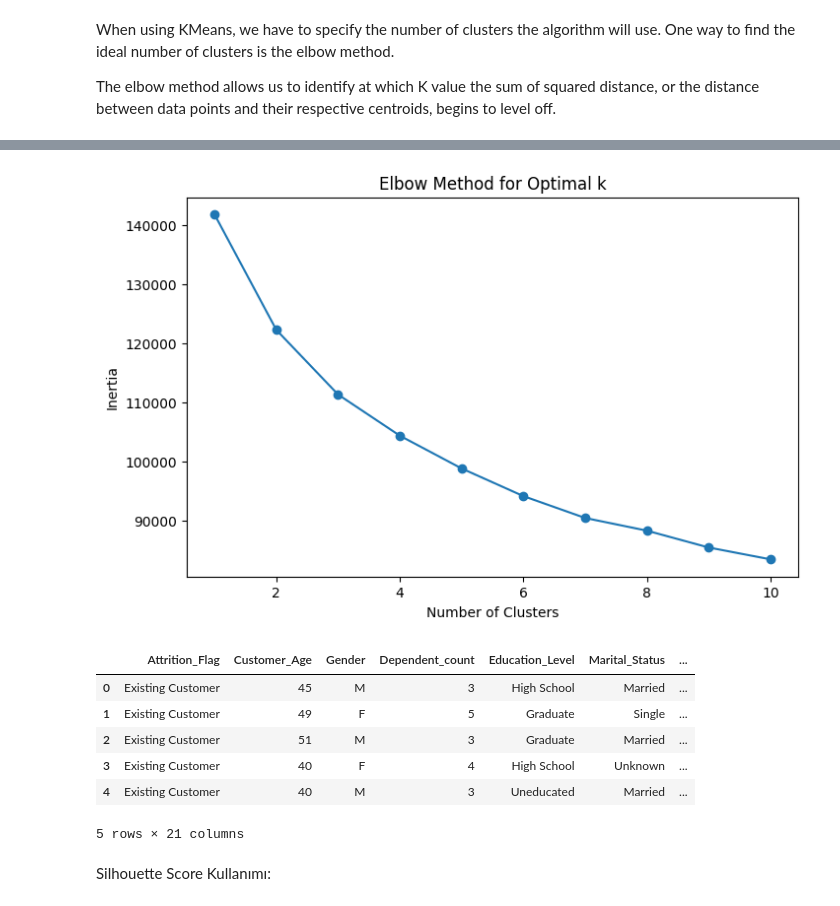
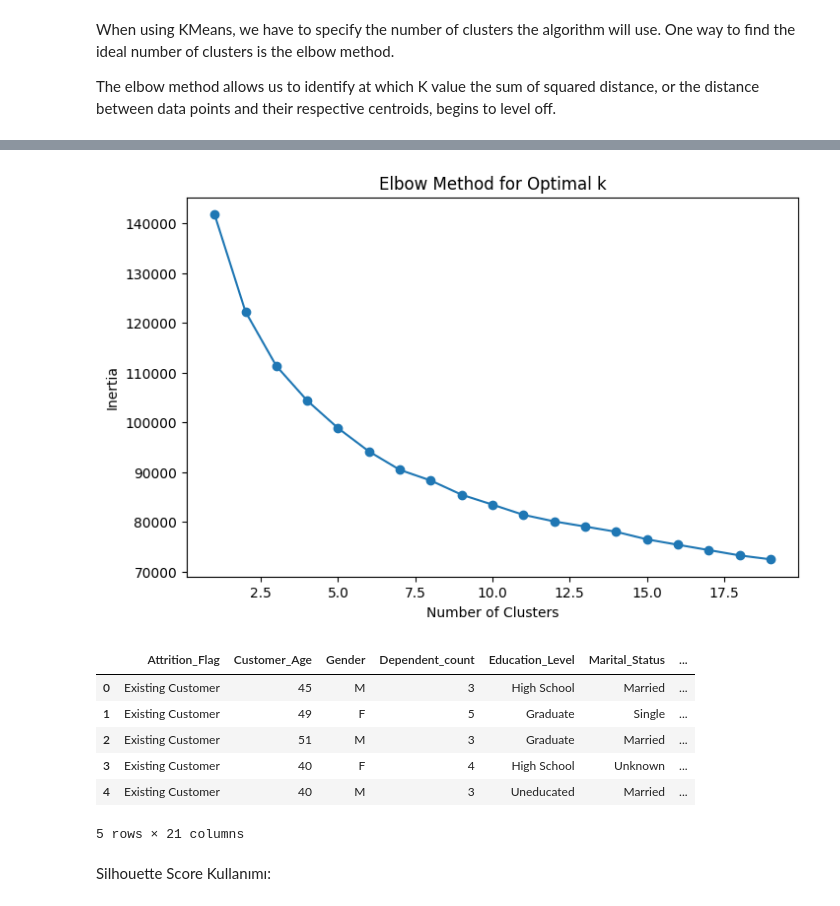
Before and after one commit to muntadherabdulhusein/DA_projects-credit-card-churn, a Jupyter notebook: Yeliz/yeliz_clus.ipynb, the cells around one changed output, grey strips where cells are left out. Cells and saved outputs as stored; diff of their text form; code cells hidden in the pictures.

```diff
--- a/Yeliz/yeliz_clus.ipynb
+++ b/Yeliz/yeliz_clus.ipynb
@@ -102,45 +82,42 @@ plt.show()
 import pandas as pd
 from sklearn.preprocessing import StandardScaler
 from sklearn.cluster import KMeans
 import matplotlib.pyplot as plt
 
-# Örnek DataFrame (kendi veri kümenizi burada yükleyin)
-# df = pd.read_csv('data.csv')
-
-# 1. Sadece sayısal sütunları seç
+# Choosing numerical columns
 numeric_columns = df.select_dtypes(include=['int64', 'float64']).columns
 data_numeric = df[numeric_columns]
 
-# 2. Verileri standartlaştır
+# Standardize data
 scaler = StandardScaler()
 data_scaled = scaler.fit_transform(data_numeric)
 
-# 3. Optimum küme sayısını belirleme (Elbow Method)
+# Determine optimal number of clusters
 inertia = []
-k_range = range(1, 11)
+k_range = range(1,20)
 for k in k_range:
     kmeans = KMeans(n_clusters=k, random_state=42)
     kmeans.fit(data_scaled)
     inertia.append(kmeans.inertia_)
 
-# Grafiği çizdir
+# Graphical representation
 plt.figure(figsize=(8, 5))
 plt.plot(k_range, inertia, marker='o')
 plt.title('Elbow Method for Optimal k')
 plt.xlabel('Number of Clusters')
 plt.ylabel('Inertia')
 plt.show()
 
-# 4. K-means uygulama
-optimal_k = 3  # Elbow Method'a göre belirlenen k
+# KMeans clustering
+optimal_k = 6  # Elbow method a gore belirlenen kume sayisi 4-6 arasinda olabilir
 kmeans = KMeans(n_clusters=optimal_k, random_state=42)
 clusters = kmeans.fit_predict(data_scaled)
 
-# Sonuçları DataFrame'e ekle
+# Add cluster information to the dataframe
 df['Cluster'] = clusters
 df.head(5)
 # %% [output]
-[figure, old version]
+[figure, new version]
 |  | Attrition_Flag | Customer_Age | Gender | Dependent_count | Education_Level | Marital_Status | ... |
 | 0 | Existing Customer | 45 | M | 3 | High School | Married | ... |
 | 1 | Existing Customer | 49 | F | 5 | Graduate | Single | ... |
```
Also changed, not shown: parts of 12 cells of this notebook.
